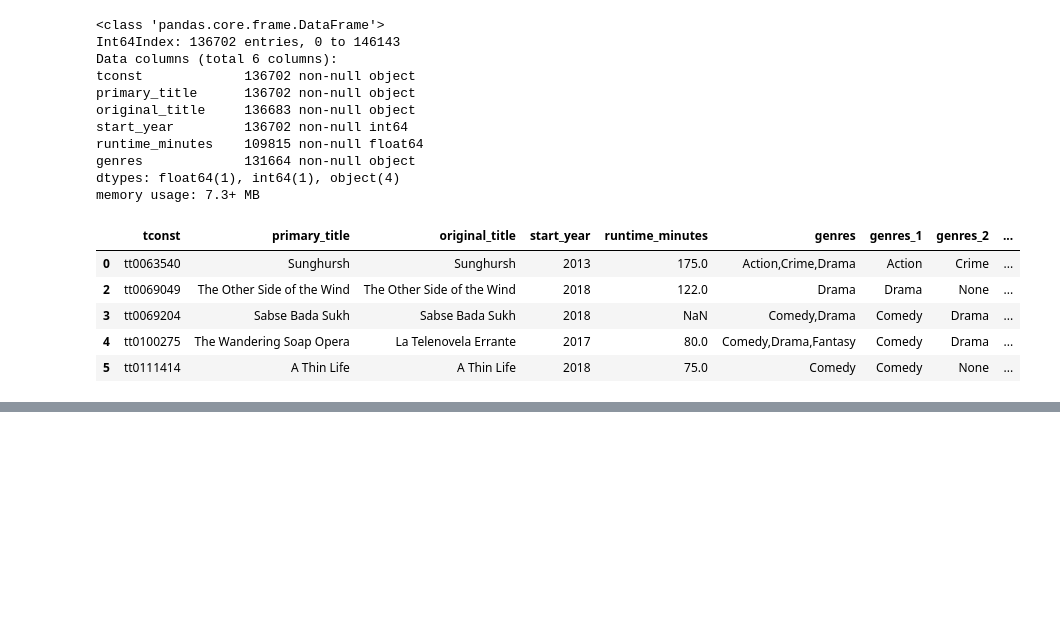
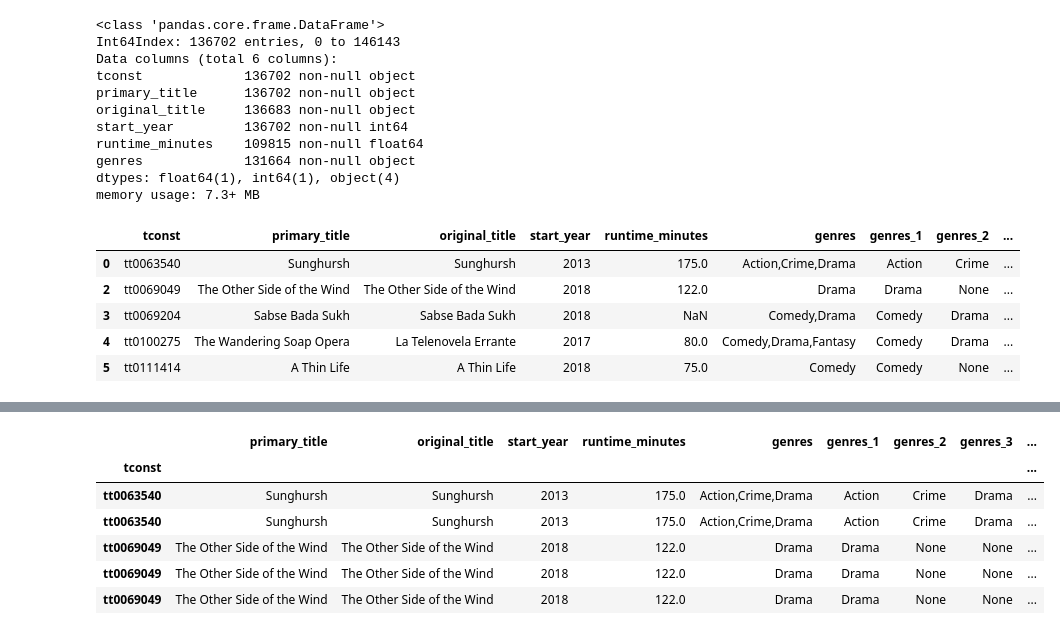
Before and after one commit to mishaberrien/Movie-Performance-Analysis, a Jupyter notebook: imdb_title_basics_cleaning.ipynb, the cells around one changed output, grey strips where cells are left out. Cells and saved outputs as stored; diff of their text form; code cells hidden in the pictures; blank space fills up the shorter version.

```diff
--- a/imdb_title_basics_cleaning.ipynb
+++ b/imdb_title_basics_cleaning.ipynb
@@ -48,0 +73,5 @@ imdb_title_basics.head()
+# %%
+imdb_names = pd.read_csv('data/imdb_names_update')
+imdb_names.rename(columns={'movie_titles': 'tconst'}, inplace=True)
+imdb_names.set_index('tconst', inplace=True)
+imdb_names.drop('Unnamed: 0', axis=1, inplace=True)
@@ -48,0 +117,13 @@ imdb_title_basics.head()
+# %%
+imdb_title_names = imdb_title_basics.join(imdb_names,
+                       how='inner')
+# %%
+imdb_title_names.head()
+# %% [output]
+|  | primary_title | original_title | start_year | runtime_minutes | genres | genres_1 | genres_2 | genres_3 | ... |
+| tconst |  |  |  |  |  |  |  |  | ... |
+| tt0063540 | Sunghursh | Sunghursh | 2013 | 175.0 | Action,Crime,Drama | Action | Crime | Drama | ... |
+| tt0063540 | Sunghursh | Sunghursh | 2013 | 175.0 | Action,Crime,Drama | Action | Crime | Drama | ... |
+| tt0069049 | The Other Side of the Wind | The Other Side of the Wind | 2018 | 122.0 | Drama | Drama | None | None | ... |
+| tt0069049 | The Other Side of the Wind | The Other Side of the Wind | 2018 | 122.0 | Drama | Drama | None | None | ... |
+| tt0069049 | The Other Side of the Wind | The Other Side of the Wind | 2018 | 122.0 | Drama | Drama | None | None | ... |
```
Also changed, not shown: parts of 6 cells of this notebook, 4 other files.
